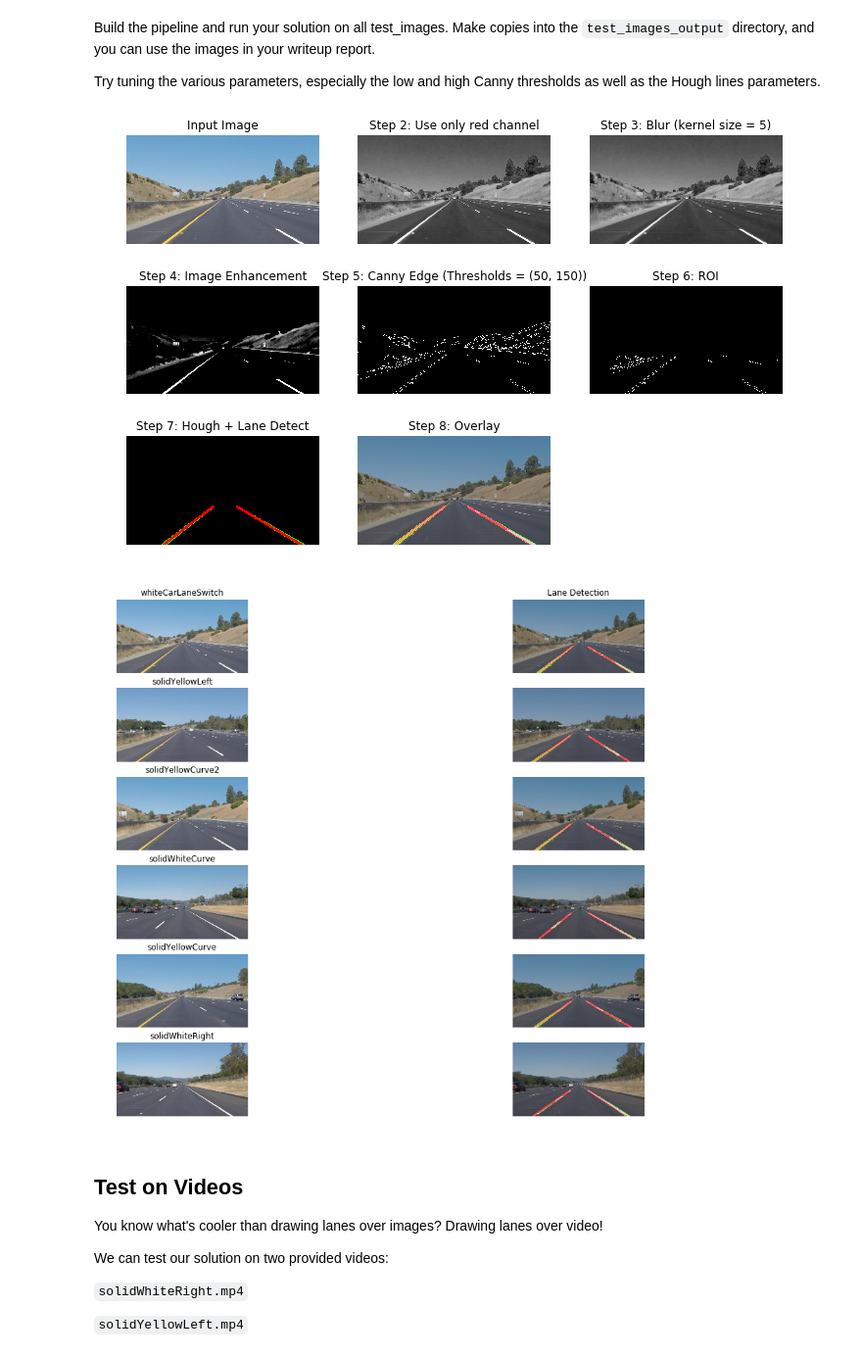
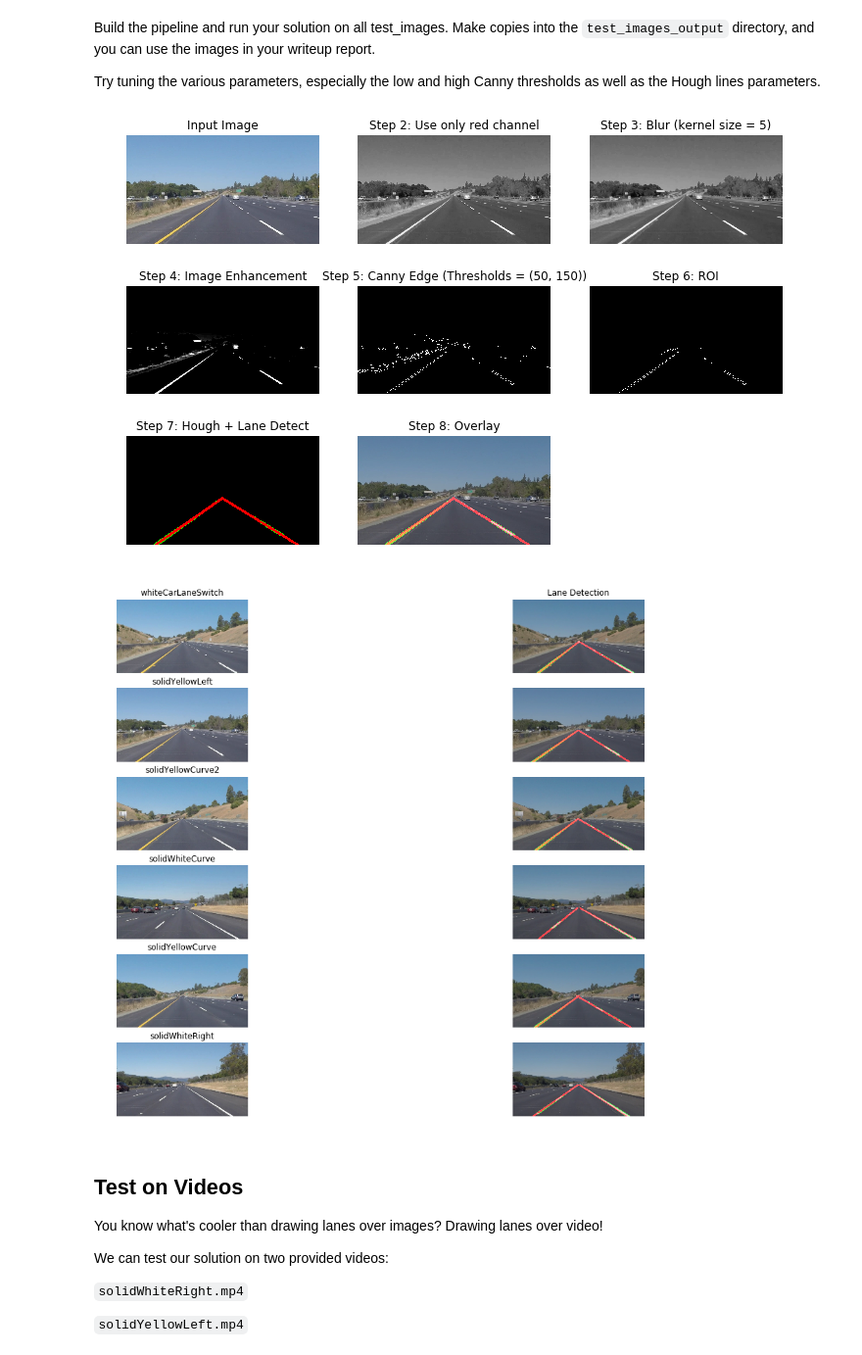
Before and after one commit to putza/CarND-LaneLines-P1, a Jupyter notebook: P1.ipynb, the cells around one changed output. Shown at 98% size. Cells and saved outputs as stored; diff of their text form; code cells hidden in the pictures.

```diff
--- a/P1.ipynb
+++ b/P1.ipynb
@@ -60,5 +60,6 @@ image = mpimg.imread('test_images/solidWhiteRight.jpg')
 plt.figure()
 print('This image is:', type(image), 'with dimensions:', image.shape)
 plt.imshow(image)  # if you wanted to show a single color channel image called 'gray', for example, call as plt.imshow(gray, cmap='gray')
+SHAPE = image.shape
 # %% [output]
 This image is: <class 'numpy.ndarray'> with dimensions: (540, 960, 3)
@@ -198,7 +198,7 @@ def draw_lanes(img, lines, color=[255, 0, 0], thickness=12):
     """
 
     #### Diagnostics
-    global diag_lines
+    # global diag_lines
     diag_lines  = lines.copy()
 
     #### Code Propper
@@ -210,6 +210,10 @@ def draw_lanes(img, lines, color=[255, 0, 0], thickness=12):
     df_lanes['slope'] = (df_lanes['y2'] - df_lanes['y1'])/(df_lanes['x2'] - df_lanes['x1'])
     df_lanes['length'] = sp.sqrt((df_lanes['x2'] - df_lanes['x1'])**2 + (df_lanes['y2'] - df_lanes['y1'])**2)
     df_lanes['intercept'] = df_lanes['y2'] - df_lanes['slope']*df_lanes['x2']
+    # Drop NAN and INF
+    df_lanes.dropna(inplace=True)
+    with pd.option_context('mode.use_inf_as_null', True):
+        df_lanes.dropna(inplace=True)
     # Calculate min and max of slopes
     slope_min = df_lanes['slope'].min()
     slope_max = df_lanes['slope'].max()
@@ -365,0 +372,18 @@ Observation - Region of interest
+# %%
+plt.figure(figsize=(17,14))
+
+VERTICES = sp.array( [[[400,310],[600,310],[960,SHAPE[0]],[80,SHAPE[0]]]], dtype=sp.int32 )
+for ii, row in df_test.iterrows():
+
+    plt.subplot(len(df_test),2,ii+1 + 1*ii)
+    img = plt.imread(f"test_images/{row['fname']}")
+    plt.imshow(img)
+    plt.title(row['name'])
+    plt.axis('off')
+
+    plt.subplot(len(df_test),2,ii+1 + 1*ii +1)
+    img = region_of_interest(img,VERTICES)
+    plt.imshow(img[:,:,:])
+    if headers:
+        plt.title('ROI')
+    plt.axis('off')
@@ -427,7 +453,7 @@ Build the pipeline and run your solution on all test_images. Make copies into th
 
 Try tuning the various parameters, especially the low and high Canny thresholds as well as the Hough lines parameters.
 # %%
-def img_pipeline(img, is_verbose=True, is_enhance=True, blur=5, t_canny=(50,150)):
+def img_pipeline(img, is_verbose=True, is_enhance=True, blur=5, t_canny=(50,150), vertices=VERTICES):
     """ Image Processing Pipeline
 
     Image Processing Steps
@@ -496,8 +522,7 @@ def img_pipeline(img, is_verbose=True, is_enhance=True, blur=5, t_canny=(50,150)
     # Step 5: Select region of interest
     # TODO: Add perspective to the cone of interest
     shape = img.shape
-    vertices = sp.array( [[[100,350],[950,350],[950,shape[1]],[100,shape[0]]]], dtype=sp.int32 )
-    #vertices = ((0,540),(0,250),(960,250),(960,540))
+    #vertices = sp.array( [[[100,350],[950,350],[950,shape[0]],[100,shape[0]]]], dtype=sp.int32 )
     img = region_of_interest(img,vertices)
     if is_verbose:
         ii += 1
@@ -531,10 +556,10 @@ def img_pipeline(img, is_verbose=True, is_enhance=True, blur=5, t_canny=(50,150)
 
     return img
 # %%
-img = plt.imread(f"test_images/{df_test['fname'][0]}")
+img = plt.imread(f"test_images/{df_test['fname'][1]}")
 img = img_pipeline(img)
 # %% [output]
-[figure, old version]
+[figure, new version]
 # %%
 plt.figure(figsize=(17,14))
 headers = True
@@ -557,7 +582,7 @@ for ii, row in df_test.iterrows():
 
     plt.subplots_adjust(wspace=0.6)
 # %% [output]
-[figure, old version]
+[figure, new version]
 # %% [markdown]
 ## Test on Videos
 
```
Also changed, not shown: parts of 10 cells of this notebook.
